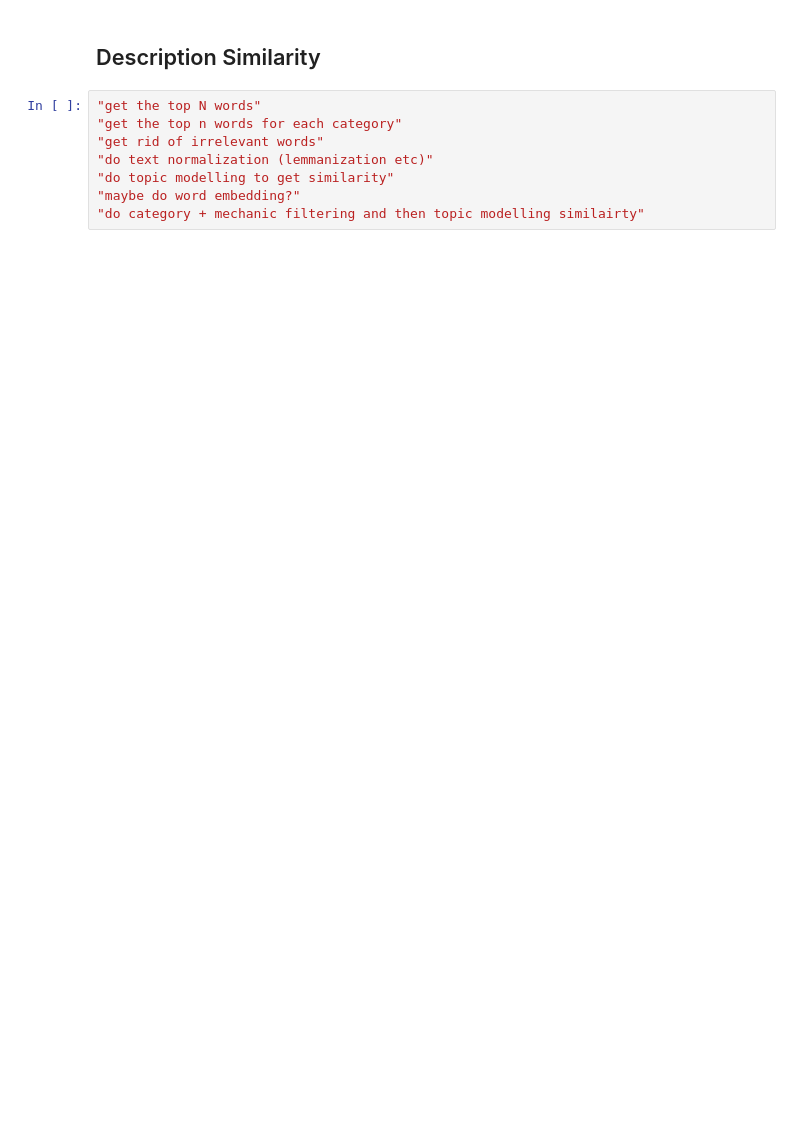
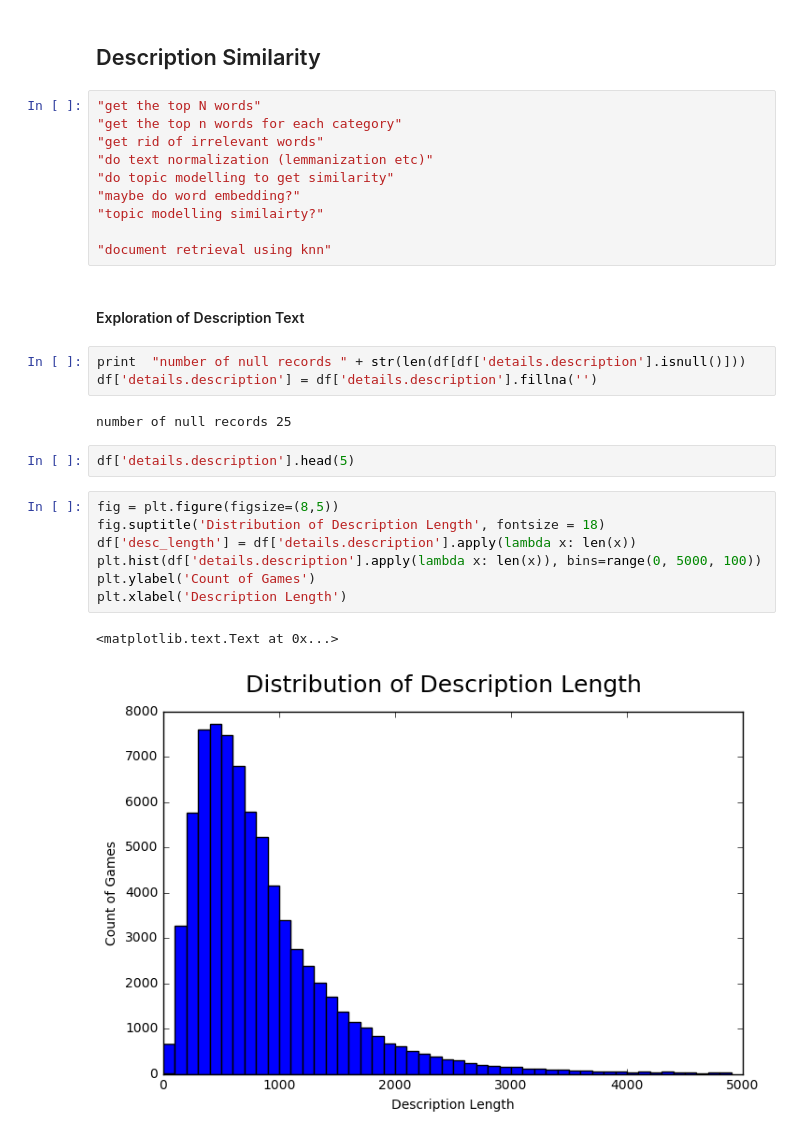
Before and after one commit to gaku-tobinobu/board_game, a Jupyter notebook: Similarity_BoardGames.ipynb, the cells around one changed output. Drawn from its saved outputs; the diff is of its cells as text; blank space fills up the shorter version.

Commit message:
started working on similairty for description

```diff
--- a/Similarity_BoardGames.ipynb
+++ b/Similarity_BoardGames.ipynb
@@ -264,4 +250,25 @@ Area Control / Area Influence,Hand Management,Set Collection,Tile Placement
 "do text normalization (lemmanization etc)"
 "do topic modelling to get similarity"
 "maybe do word embedding?"
-"do category + mechanic filtering and then topic modelling similairty"
+"topic modelling similairty?"
+
+"document retrieval using knn"
+# %% [markdown]
+#### Exploration of Description Text
+# %%
+print  "number of null records " + str(len(df[df['details.description'].isnull()]))
+df['details.description'] = df['details.description'].fillna('')
+# %% [output]
+number of null records 25
+# %%
+df['details.description'].head(5)
+# %%
+fig = plt.figure(figsize=(8,5))
+fig.suptitle('Distribution of Description Length', fontsize = 18)
+df['desc_length'] = df['details.description'].apply(lambda x: len(x))
+plt.hist(df['details.description'].apply(lambda x: len(x)), bins=range(0, 5000, 100))
+plt.ylabel('Count of Games')
+plt.xlabel('Description Length')
+# %% [output]
+<matplotlib.text.Text at 0x...>
+[figure, added]
```
Also changed, not shown: parts of 9 cells of this notebook.
